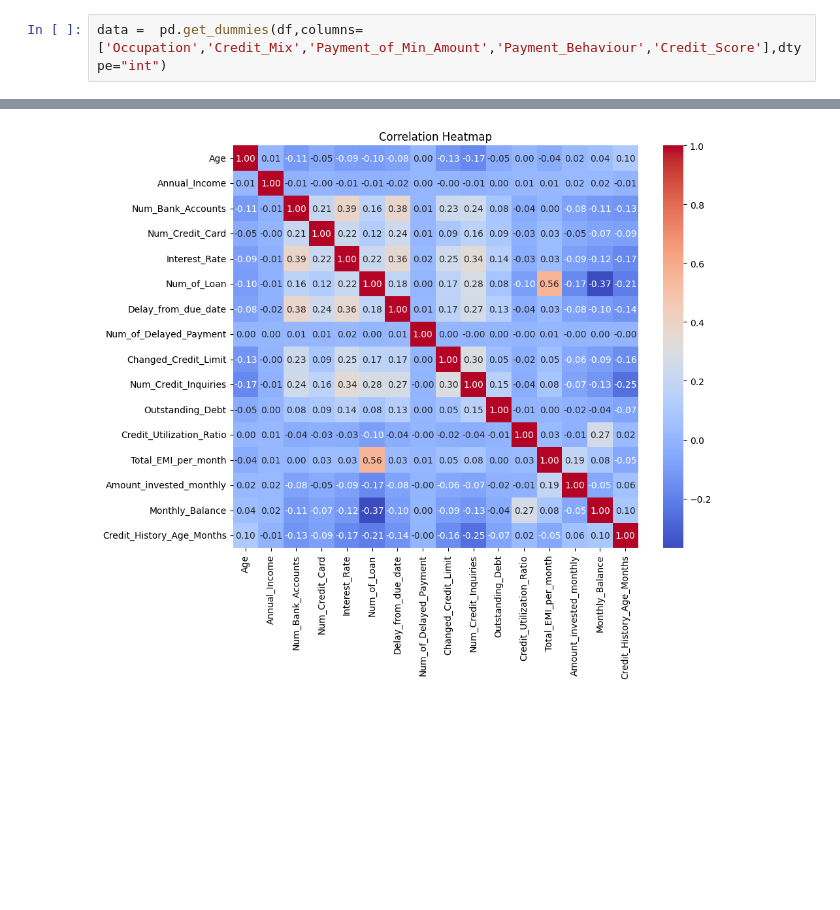
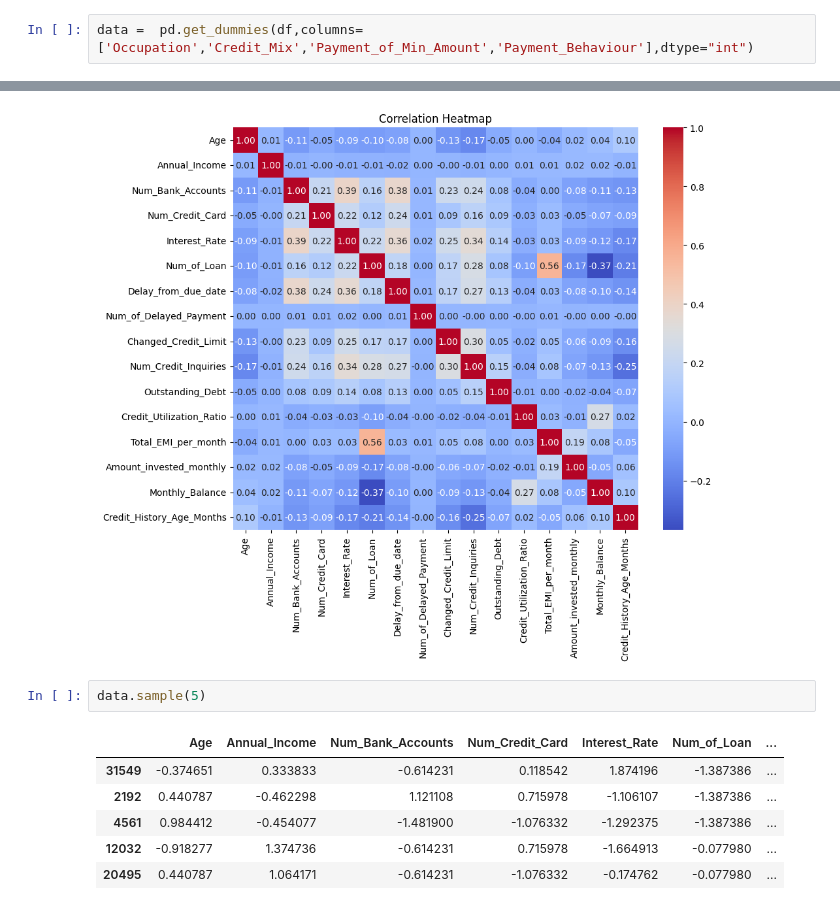
Before and after one commit to Aman-Darrell/Data-Science, a Jupyter notebook: ClassificationPractice.ipynb, the cells around one changed output, grey strips where cells are left out. Cells and saved outputs as stored; diff of their text form; blank space fills up the shorter version.

```diff
--- a/ClassificationPractice.ipynb
+++ b/ClassificationPractice.ipynb
@@ -426,5 +435,5 @@ dtype: int64
 # %%
-data =  pd.get_dummies(df,columns=['Occupation','Credit_Mix','Payment_of_Min_Amount','Payment_Behaviour','Credit_Score'],dtype="int")
+data =  pd.get_dummies(df,columns=['Occupation','Credit_Mix','Payment_of_Min_Amount','Payment_Behaviour'],dtype="int")
 # %%
 data.head()
 # %% [output]
@@ -614,3 +621,12 @@ plt.title('Correlation Heatmap')
 plt.show()
 # %% [output]
 [figure]
+# %%
+data.sample(5)
+# %% [output]
+|  | Age | Annual_Income | Num_Bank_Accounts | Num_Credit_Card | Interest_Rate | Num_of_Loan | ... |
+| 31549 | -0.374651 | 0.333833 | -0.614231 | 0.118542 | 1.874196 | -1.387386 | ... |
+| 2192 | 0.440787 | -0.462298 | 1.121108 | 0.715978 | -1.106107 | -1.387386 | ... |
+| 4561 | 0.984412 | -0.454077 | -1.481900 | -1.076332 | -1.292375 | -1.387386 | ... |
+| 12032 | -0.918277 | 1.374736 | -0.614231 | 0.715978 | -1.664913 | -0.077980 | ... |
+| 20495 | 0.440787 | 1.064171 | -0.614231 | -1.076332 | -0.174762 | -0.077980 | ... |
```
Also changed, not shown: parts of 17 cells of this notebook.
